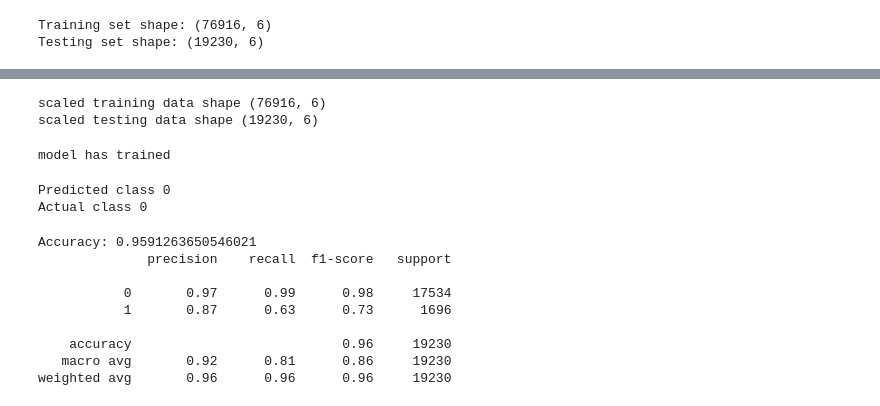
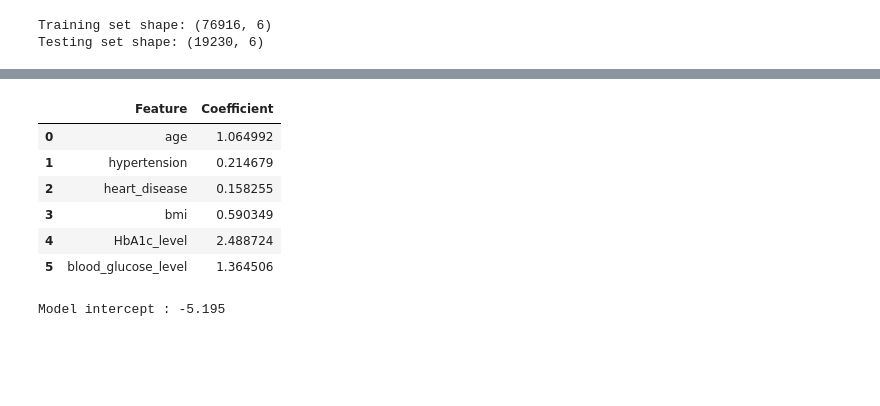
Before and after one commit to Paras-Raina/AI101-Mini-Project, a Jupyter notebook: diabetes_prediction.ipynb, the cells around one changed output, grey strips where cells are left out. Saved outputs shown, nothing was run; the diff lists cells and outputs as text; code cells hidden in the pictures; blank space fills up the shorter version.

Commit message:
"Trained the model and checked the model parameters"

```diff
--- a/diabetes_prediction.ipynb
+++ b/diabetes_prediction.ipynb
@@ -175,45 +161,18 @@ dataset shape after encoding (96146, 14)
-# %%
-scaler = StandardScaler()
-
-X_train_scaled = scaler.fit_transform(X_train)
-X_test_scaled = scaler.transform(X_test)
-
-print ("scaled training data shape",X_train_scaled.shape)
-print ("scaled testing data shape",X_test_scaled.shape)
-# %% [output]
-scaled training data shape (76916, 6)
-scaled testing data shape (19230, 6)
-# %%
-model = LogisticRegression(max_iter=100)
-
-model.fit(X_train_scaled,y_train)
-
-print("model has trained")
-# %% [output]
-model has trained
-# %%
-single_patient = X_test_scaled[0].reshape(1,-1)
-
-prediction = model.predict(single_patient)
-
-print("Predicted class",prediction[0])
-print("Actual class",y_test.iloc[0])
-# %% [output]
-Predicted class 0
-Actual class 0
-# %%
-y_pred = model.predict(X_test_scaled)   # use your actual scaled test variable name
-
-from sklearn.metrics import accuracy_score, classification_report
-print("Accuracy:", accuracy_score(y_test, y_pred))
-print(classification_report(y_test, y_pred))
-# %% [output]
-Accuracy: 0.9591263650546021
-              precision    recall  f1-score   support
-
-           0       0.97      0.99      0.98     17534
-           1       0.87      0.63      0.73      1696
-
-    accuracy                           0.96     19230
-   macro avg       0.92      0.81      0.86     19230
-weighted avg       0.96      0.96      0.96     19230
+# %%
+#Training The Model
+model = LogisticRegression(max_iter=1000)
+model = model.fit(X_train, y_train)
+
+#Checking Model Parameters
+coefficients = pd.DataFrame({'Feature': X.columns,'Coefficient': model.coef_[0]})
+display(coefficients)
+print(f"Model intercept : {round(model.intercept_[0],3)}")
+# %% [output]
+|  | Feature | Coefficient |
+| 0 | age | 1.064992 |
+| 1 | hypertension | 0.214679 |
+| 2 | heart_disease | 0.158255 |
+| 3 | bmi | 0.590349 |
+| 4 | HbA1c_level | 2.488724 |
+| 5 | blood_glucose_level | 1.364506 |
+Model intercept : -5.195
```
Also changed, not shown: parts of 1 cell of this notebook.
